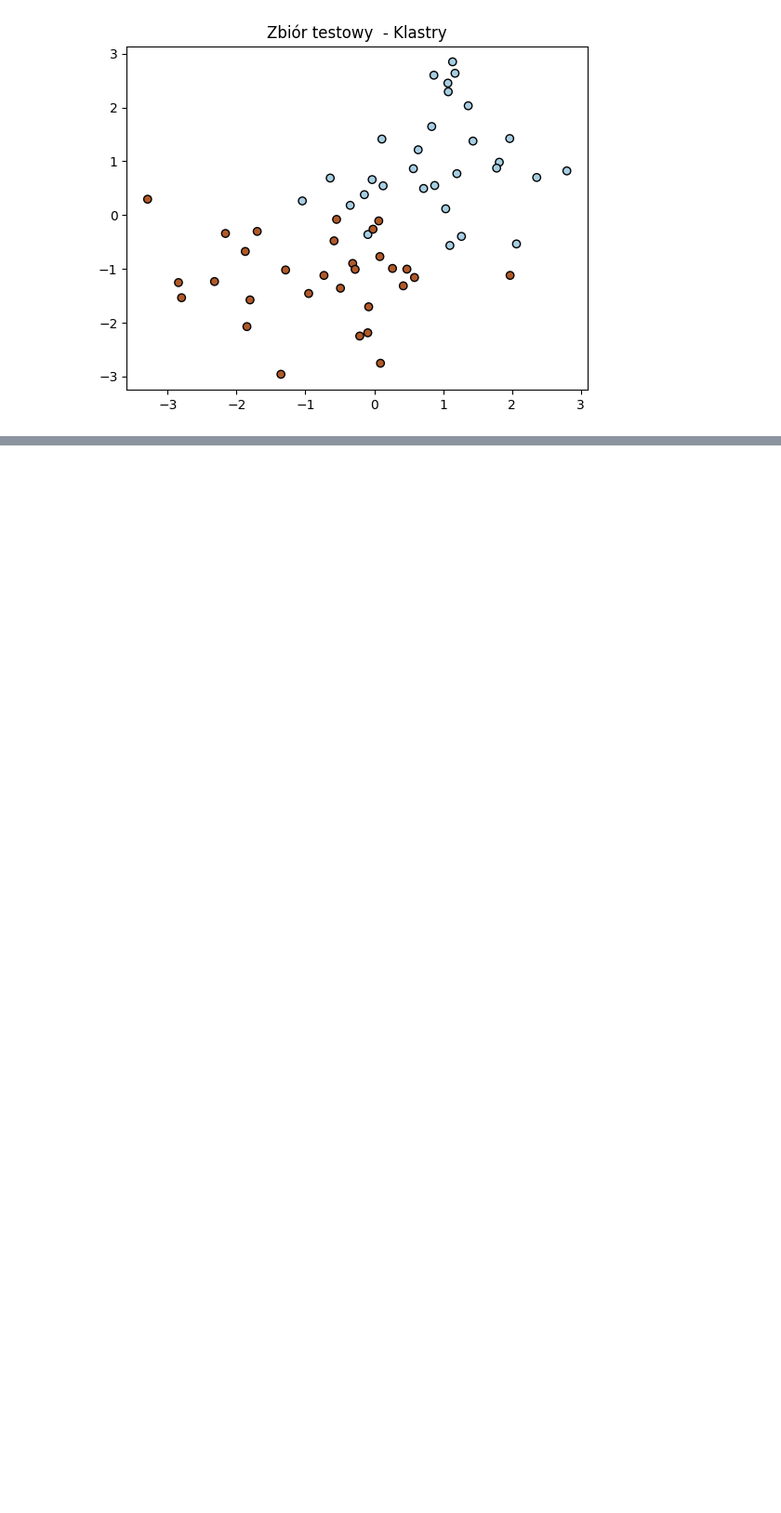
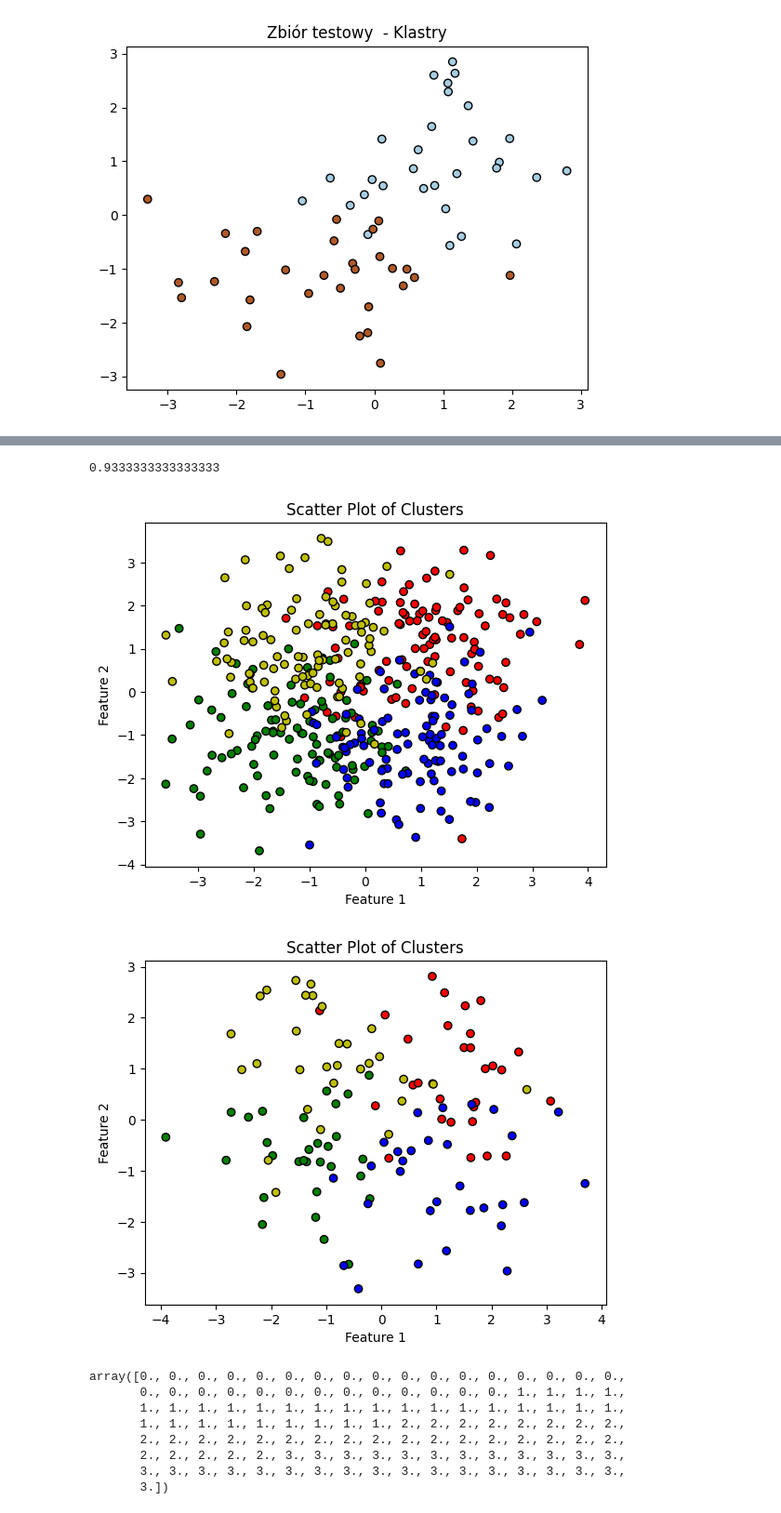
Before and after one commit to kzdunczyk/pw, a Jupyter notebook: ML/hm3/homework3.ipynb, the cells around one changed output, grey strips where cells are left out. Shown at 93% size. Drawn from its saved outputs; the diff is of its cells as text; code cells hidden in the pictures; blank space fills up the shorter version.

```diff
--- a/ML/hm3/homework3.ipynb
+++ b/ML/hm3/homework3.ipynb
@@ -98,3 +119,73 @@ plt.show()
+# %%
+neigh = KNeighborsClassifier(n_neighbors=7,p=np.inf)
+neigh.fit(X_train_clusters,y_train_clusters)
+
+y_pred = neigh.predict(X_test_clusters)
+
+accuracy = accuracy_score(y_test_clusters, y_pred)
+accuracy
+# %% [output]
+0.9333333333333333
+# %%
+np.random.seed(987)
+cluster1 = np.random.randn(100, 2) + np.array([1, 1])
+cluster2 = np.random.randn(100, 2) + np.array([-1, -1])
+cluster3 = np.random.randn(100, 2) + np.array([1, -1])
+cluster4 = np.random.randn(100, 2) + np.array([-1, 1])
+
+X_train_clusters = np.vstack([cluster1, cluster2, cluster3,cluster4])
+y_train_clusters = np.hstack([np.zeros(100),np.ones(100),np.full(100, 2),np.full(100, 3)])
+
+np.random.seed(789)
+
+cluster1_test = np.random.randn(30, 2) + np.array([1, 1])
+cluster2_test = np.random.randn(30, 2) + np.array([-1, -1])
+cluster3_test = np.random.randn(30, 2) + np.array([1, -1])
+cluster4_test = np.random.randn(30, 2) + np.array([-1, 1])
+
+X_test_clusters = np.vstack([cluster1_test, cluster2_test, cluster3_test,cluster4_test])
+y_test_clusters = np.hstack([np.zeros(30),np.ones(30),np.full(30, 2),np.full(30, 3)])
+
+
+colors = np.array(['r'] * 100 + ['g'] * 100 + ['b'] * 100 + ['y'] * 100)
+
+# Narysowanie scatter plot
+plt.scatter(X_train_clusters[:, 0], X_train_clusters[:, 1], c=colors, marker='o', edgecolors='k')
+
+# Dodanie etykiet i tytułu
+plt.xlabel('Feature 1')
+plt.ylabel('Feature 2')
+plt.title('Scatter Plot of Clusters')
+
+# Wyświetlenie legendy
+
+
+# Wyświetlenie wykresu
+plt.show()
+
+colors = np.array(['r'] * 30 + ['g'] * 30 + ['b'] * 30 + ['y'] * 30)
+
+# Narysowanie scatter plot
+plt.scatter(X_test_clusters[:, 0], X_test_clusters[:, 1], c=colors, marker='o', edgecolors='k')
+
+# Dodanie etykiet i tytułu
+plt.xlabel('Feature 1')
+plt.ylabel('Feature 2')
+plt.title('Scatter Plot of Clusters')
+
+# Wyświetlenie wykresu
+plt.show()
+# %% [output]
+[figure, added]
+[figure, added]
+array([0., 0., 0., 0., 0., 0., 0., 0., 0., 0., 0., 0., 0., 0., 0., 0., 0.,
+       0., 0., 0., 0., 0., 0., 0., 0., 0., 0., 0., 0., 0., 1., 1., 1., 1.,
+       1., 1., 1., 1., 1., 1., 1., 1., 1., 1., 1., 1., 1., 1., 1., 1., 1.,
+       1., 1., 1., 1., 1., 1., 1., 1., 1., 2., 2., 2., 2., 2., 2., 2., 2.,
+       2., 2., 2., 2., 2., 2., 2., 2., 2., 2., 2., 2., 2., 2., 2., 2., 2.,
+       2., 2., 2., 2., 2., 3., 3., 3., 3., 3., 3., 3., 3., 3., 3., 3., 3.,
+       3., 3., 3., 3., 3., 3., 3., 3., 3., 3., 3., 3., 3., 3., 3., 3., 3.,
+       3.])
 # %%
 k = [3,5,7]
 p = [1,2,3]
```
Also changed, not shown: parts of 7 cells of this notebook.
